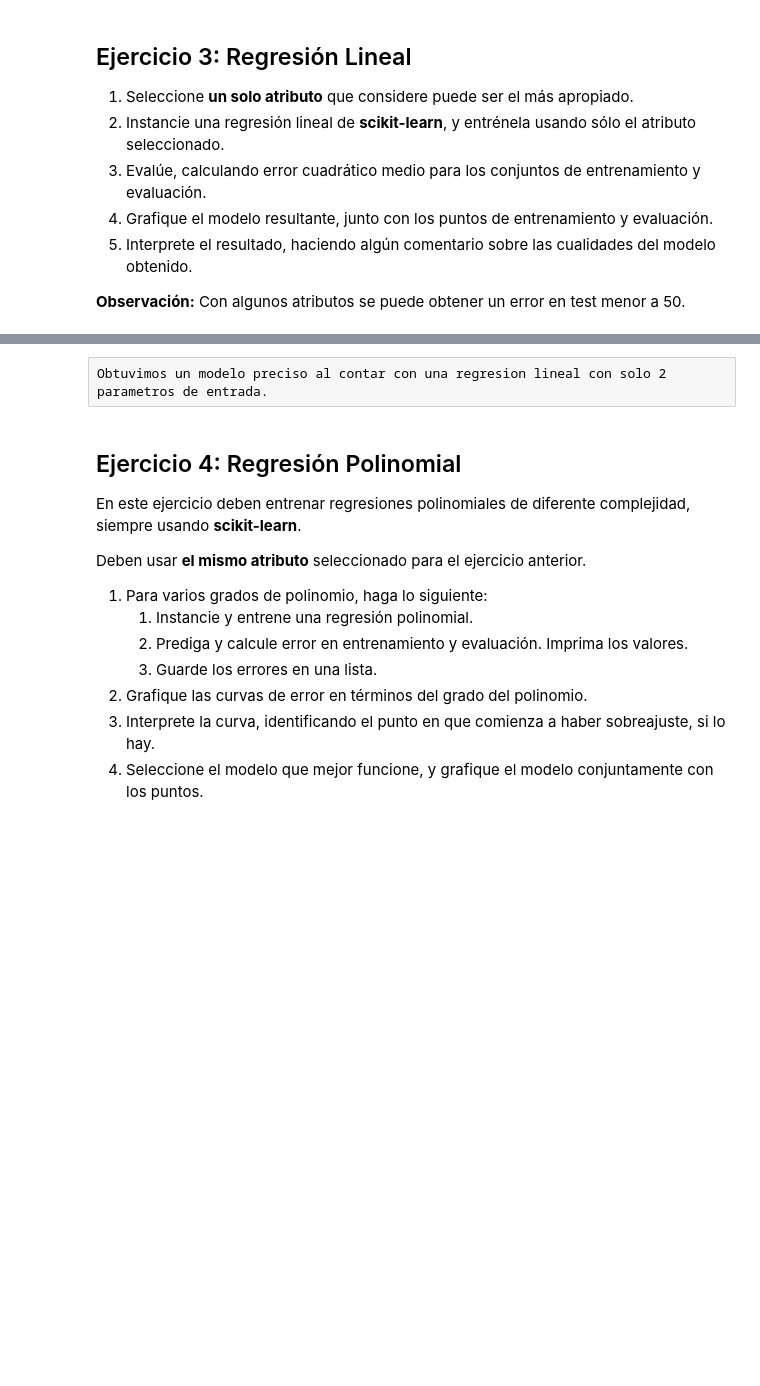
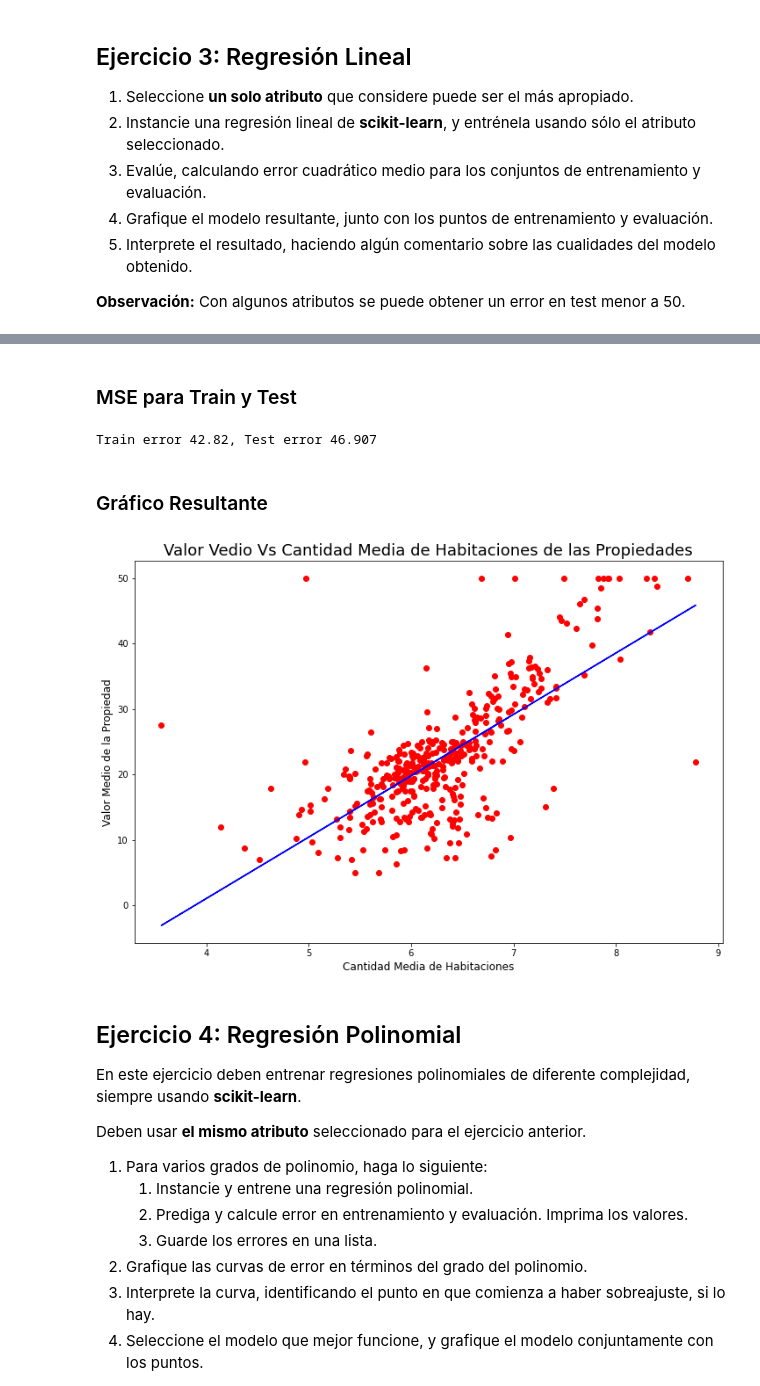
Before and after one commit to JIBarrionuevoGaltier/DiploDatos2021_Grupo_4, a Jupyter notebook: 03_IAA/Lab_1.ipynb, the cells around one changed output, grey strips where cells are left out. Saved outputs shown, nothing was run; the diff lists cells and outputs as text; code cells hidden in the pictures; blank space fills up the shorter version.

Commit message:
Se realiza la SLR (3) y se obtiene un gráfico, falta interpretación

```diff
--- a/03_IAA/Lab_1.ipynb
+++ b/03_IAA/Lab_1.ipynb
@@ -229,0 +212,6 @@ model.fit(X_train_f, y_train)
+# %%
+feature = 'RM'
+target = 'MEDV'
+
+X = df.loc[:,feature].values
+y = df.loc[:,target].values
@@ -229,0 +226,3 @@ model.fit(X_train_f, y_train)
+# %%
+from sklearn.model_selection import train_test_split
+X_train, X_test, y_train, y_test = train_test_split(X, y, test_size=0.2, random_state=0)
@@ -229,0 +235,4 @@ model.fit(X_train_f, y_train)
+# %%
+from sklearn.linear_model import LinearRegression
+slr_model = LinearRegression()
+slr_model.fit(X_train.reshape(-1, 1), y_train.reshape(-1, 1))
@@ -230,11 +243,15 @@ model.fit(X_train_f, y_train)
+# %%
+# Predecir el conjunto de test
+y_train_pred = slr_model.predict(X_train.reshape(-1, 1))
+y_test_pred = slr_model.predict(X_test.reshape(-1, 1))
+# %% [markdown]
+### MSE para Train y Test
 # %%
 from sklearn.metrics import mean_squared_error
 
-y_train_prediction = model.predict(X_train_f)
-y_test_prediction = model.predict(X_test_f)
-
-train_error = mean_squared_error(y_train, y_train_prediction)
-test_error = mean_squared_error(y_test, y_test_prediction)
-
-print(f'Train error: {train_error:0.5}')
-print(f'Test error: {test_error:0.5}')
+# evaluate:
+train_error_slr = mean_squared_error(y_train, y_train_pred)
+test_error_slr = mean_squared_error(y_test, y_test_pred)
+print(f'Train error {train_error_slr.round(3)}, Test error {test_error_slr.round(3)}')
+# %% [output]
+Train error 42.82, Test error 46.907
@@ -253,5 +258,15 @@ plt.show()
-# %% [raw]
-Obtuvimos un modelo preciso al contar con una regresion lineal con solo 2 parametros de entrada.
+# %% [markdown]
+### Gráfico Resultante
+# %%
+plt.figure(figsize=(12,8))
+plt.scatter(X_train, y_train, color='red')
+plt.plot(X_train, y_train_pred, color='blue')
+plt.title('Valor Vedio Vs Cantidad Media de Habitaciones de las Propiedades', fontsize=18)
+plt.xlabel('Cantidad Media de Habitaciones', fontsize=12)
+plt.ylabel('Valor Medio de la Propiedad', fontsize=12)
+plt.show()
+# %% [output]
+[figure, added]
 # %% [markdown]
 ## Ejercicio 4: Regresión Polinomial
 
```
Also changed, not shown: parts of 15 cells of this notebook.
